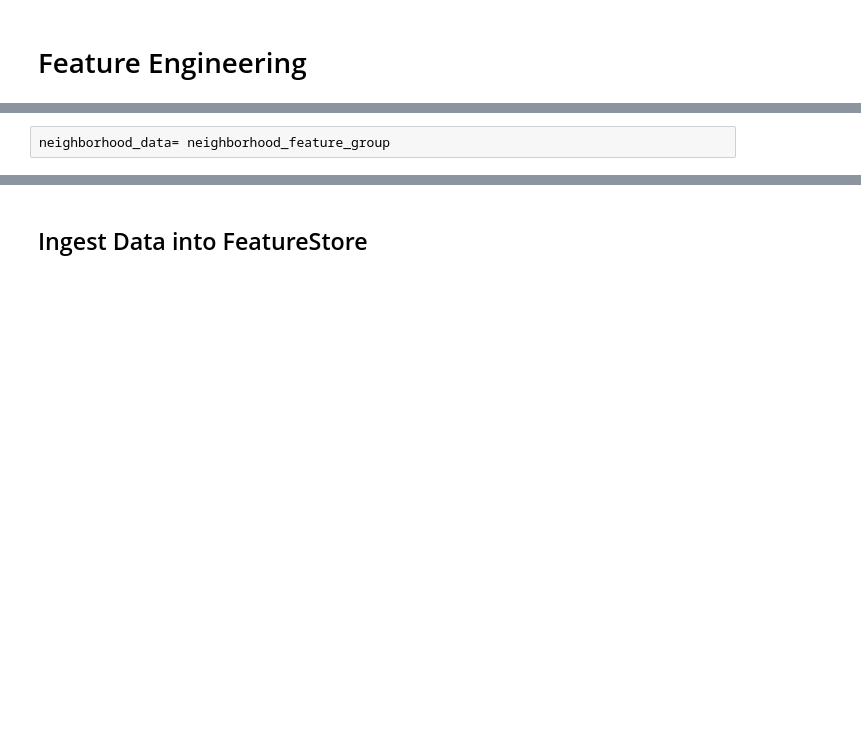
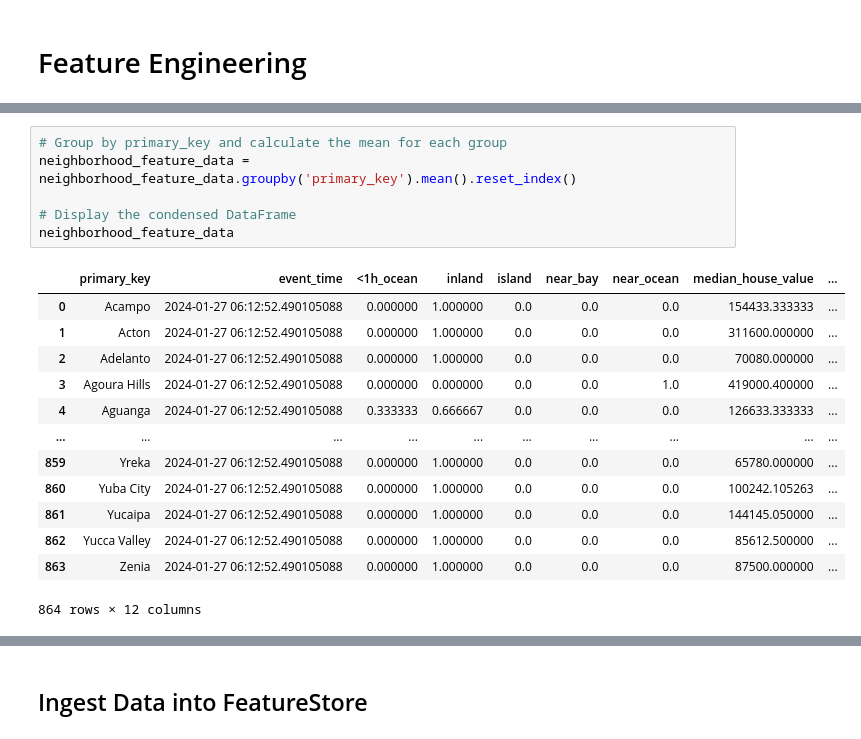
Before and after one commit to jerm914/aai-540, a Jupyter notebook: Assignment_3/Assignment_3.ipynb, the cells around one changed output, grey strips where cells are left out. Saved outputs shown, nothing was run; the diff lists cells and outputs as text; blank space fills up the shorter version.

```diff
--- a/Assignment_3/Assignment_3.ipynb
+++ b/Assignment_3/Assignment_3.ipynb
@@ -342,2 +351,20 @@ neighborhood_feature_group
-# %%
-neighborhood_data= neighborhood_feature_group
+# %%
+# Group by primary_key and calculate the mean for each group
+neighborhood_feature_data = neighborhood_feature_data.groupby('primary_key').mean().reset_index()
+
+# Display the condensed DataFrame
+neighborhood_feature_data
+# %% [output]
+|  | primary_key | event_time | <1h_ocean | inland | island | near_bay | near_ocean | median_house_value | ... |
+| 0 | Acampo | 2024-01-27 06:12:52.490105088 | 0.000000 | 1.000000 | 0.0 | 0.0 | 0.0 | 154433.333333 | ... |
+| 1 | Acton | 2024-01-27 06:12:52.490105088 | 0.000000 | 1.000000 | 0.0 | 0.0 | 0.0 | 311600.000000 | ... |
+| 2 | Adelanto | 2024-01-27 06:12:52.490105088 | 0.000000 | 1.000000 | 0.0 | 0.0 | 0.0 | 70080.000000 | ... |
+| 3 | Agoura Hills | 2024-01-27 06:12:52.490105088 | 0.000000 | 0.000000 | 0.0 | 0.0 | 1.0 | 419000.400000 | ... |
+| 4 | Aguanga | 2024-01-27 06:12:52.490105088 | 0.333333 | 0.666667 | 0.0 | 0.0 | 0.0 | 126633.333333 | ... |
+| ... | ... | ... | ... | ... | ... | ... | ... | ... | ... |
+| 859 | Yreka | 2024-01-27 06:12:52.490105088 | 0.000000 | 1.000000 | 0.0 | 0.0 | 0.0 | 65780.000000 | ... |
+| 860 | Yuba City | 2024-01-27 06:12:52.490105088 | 0.000000 | 1.000000 | 0.0 | 0.0 | 0.0 | 100242.105263 | ... |
+| 861 | Yucaipa | 2024-01-27 06:12:52.490105088 | 0.000000 | 1.000000 | 0.0 | 0.0 | 0.0 | 144145.050000 | ... |
+| 862 | Yucca Valley | 2024-01-27 06:12:52.490105088 | 0.000000 | 1.000000 | 0.0 | 0.0 | 0.0 | 85612.500000 | ... |
+| 863 | Zenia | 2024-01-27 06:12:52.490105088 | 0.000000 | 1.000000 | 0.0 | 0.0 | 0.0 | 87500.000000 | ... |
+864 rows × 12 columns
```
Also changed, not shown: parts of 39 cells of this notebook.
